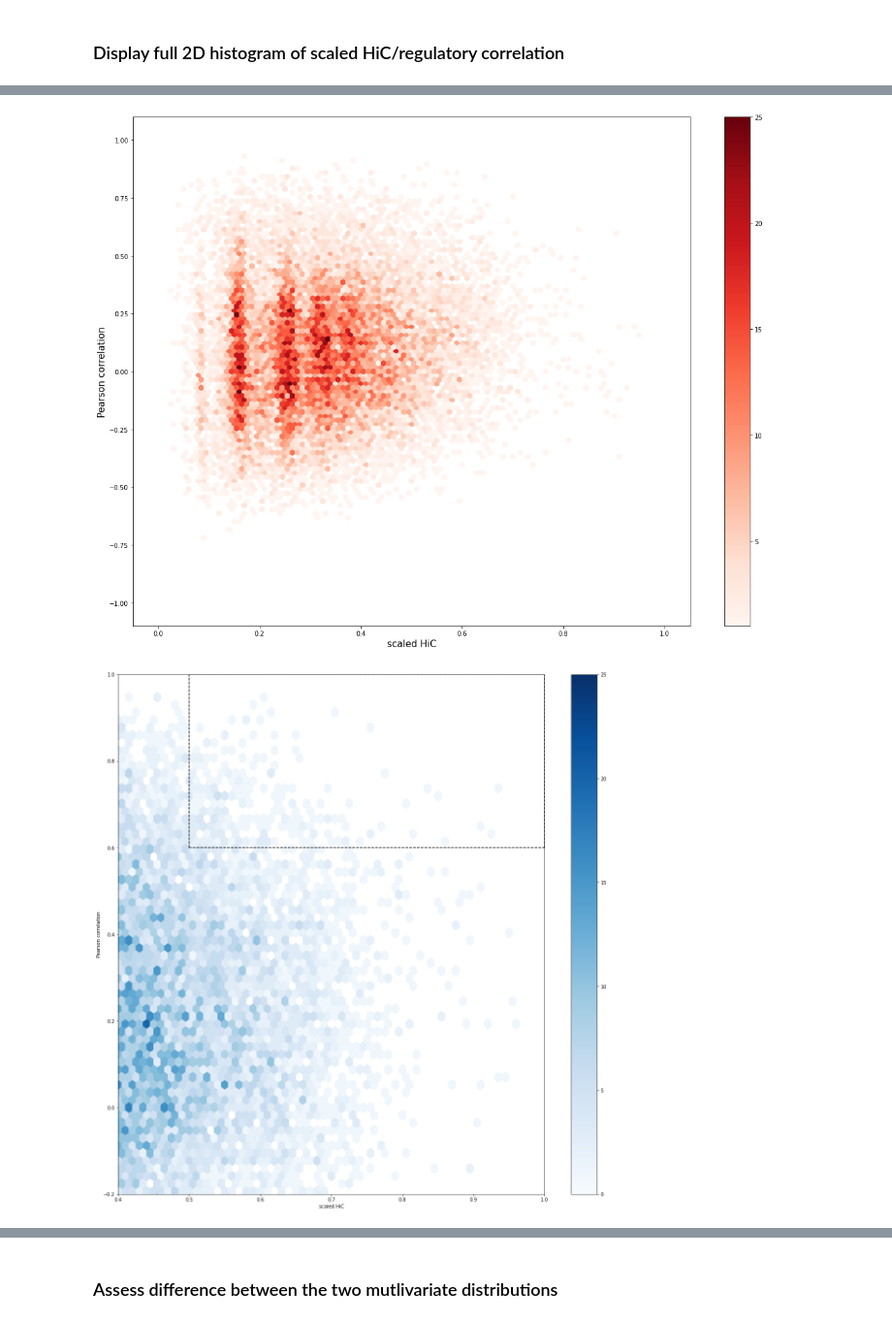
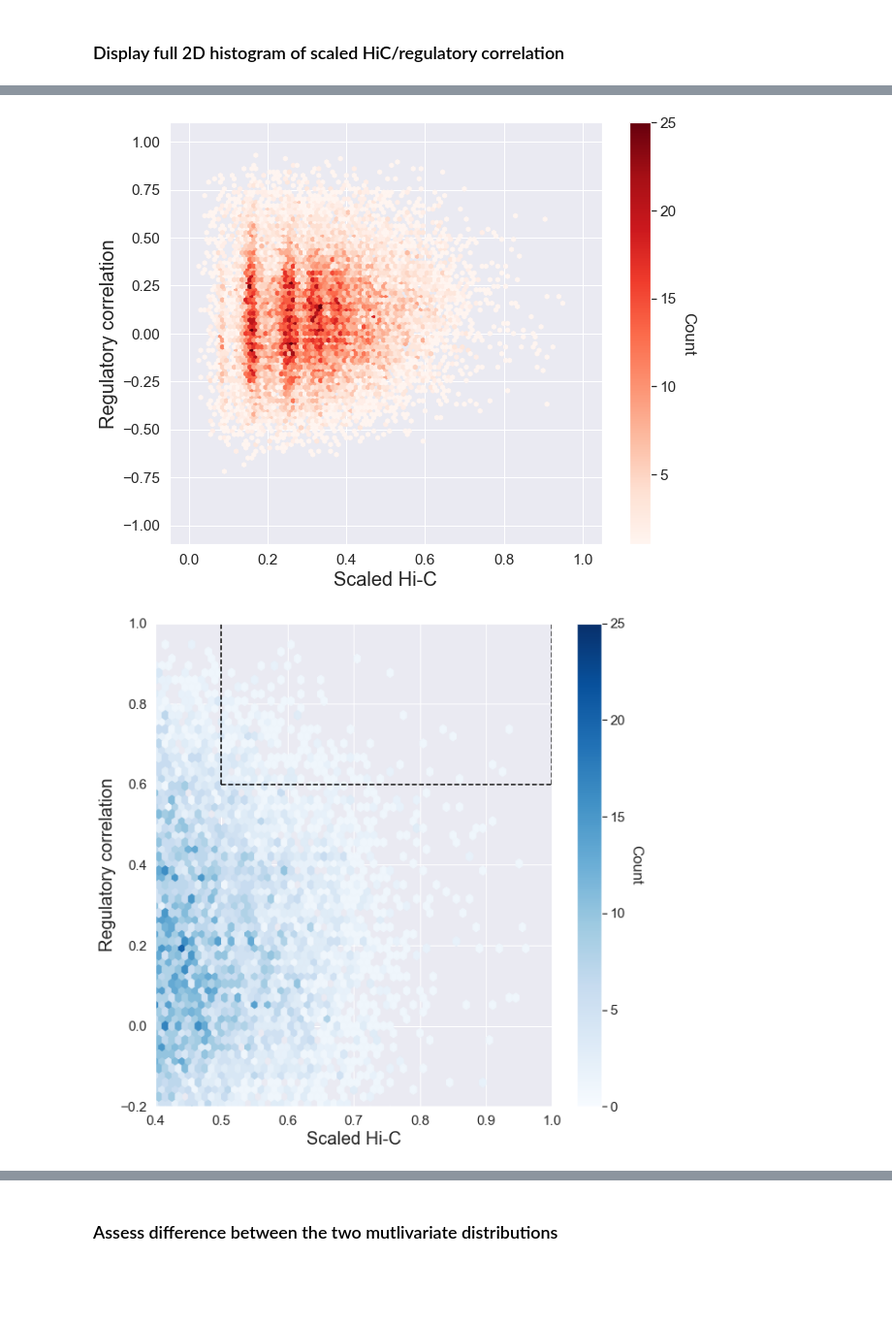
Before and after one commit to uhlerlab/adhesome_clustering, a Jupyter notebook: code/figures4/Figure2.ipynb, the cells around one changed output, grey strips where cells are left out. Shown: that part at 97% size. Saved outputs shown, nothing was run; the diff lists cells and outputs as text; code cells hidden in the pictures; blank space fills up the shorter version.

```diff
--- a/code/figures4/Figure2.ipynb
+++ b/code/figures4/Figure2.ipynb
@@ -270,6 +286,7 @@ edgelist_hic = edgelist_hic.sort_values(by=['id'])
 combined_edgelist = edgelist_reg.set_index(['id']).join(edgelist_hic.set_index(['id'])[['hic','scaled_hic']], how='outer')
 # Filter out HiC dropouts
 filtered_combined_edgelist = combined_edgelist[(combined_edgelist['scaled_hic']>0.)]
+filtered_combined_edgelist['Type'] = 'active adhesome'
 # %%
 # Edge lists for random active non-adhesome genes
 
@@ -302,3 +319,4 @@ rand_combined_edgelist = edgelist_reg_rand.set_index(['id']).join(rand_edgelist_
                                                                   [['hic','scaled_hic']], how='outer')
 # Filter out HiC dropouts
 filtered_rand_combined_edgelist = rand_combined_edgelist[(rand_combined_edgelist['scaled_hic']>0.)]
+filtered_rand_combined_edgelist['Type'] = 'random active \n non-adhesome'
@@ -317,20 +364,22 @@ mincnt = 1
 gridsize = 100
 vmax = 60
 
-plt.figure(figsize=(20,15))
+sns.set(font_scale=1.4)
+plt.figure(figsize=(10,8))
 
 # Identify region with scaled HiC > 0.75 and Pearson correlation above 0
-plt.vlines(x=0.5, ymin=0.6, ymax=1, color='black', linestyle='dashed', label='edges used in Figure 3(d)')
+plt.vlines(x=0.5, ymin=0.6, ymax=1, color='black', linestyle='dashed', label='Edges used in Figure 3(d)')
 plt.vlines(x=1, ymin=0.6, ymax=1, color='black', linestyle='dashed')
 plt.hlines(y=0.6, xmin=0.5, xmax=1, color='black', linestyle='dashed')
 plt.hlines(y=1, xmin=0.5, xmax=1, color='black', linestyle='dashed')
 
 hist1 = plt.hexbin(x1, y1, gridsize=gridsize, cmap='Blues', mincnt=mincnt, alpha=1, extent=ext, vmax=25)
-plt.colorbar(hist1, orientation='vertical')
+cbar = plt.colorbar(hist1, orientation='vertical')
+cbar.set_label('Count', rotation=270, labelpad=20)
 
-plt.xlabel('scaled HiC', fontsize=15)
-plt.ylabel('Pearson correlation', fontsize=15)
+plt.xlabel('Scaled Hi-C', fontsize=20)
+plt.ylabel('Regulatory correlation', fontsize=20)
 plt.legend(loc='lower right', fontsize=15)
-plt.savefig(saving_supp_dir+f'suppfig_4c.pdf', format='pdf')
+# plt.savefig(saving_supp_dir+f'suppfig_4c.pdf', format='pdf')
 plt.show()
 # %% [output]
@@ -348,17 +397,19 @@ mincnt = 1
 gridsize = 100
 vmax = 60
 
-plt.figure(figsize=(20,15))
+sns.set(font_scale=1.4)
+plt.figure(figsize=(10,8))
 
 hist2 = plt.hexbin(x2, y2, gridsize=gridsize, cmap='Reds', mincnt=mincnt, alpha=1, extent=ext, vmax=25)
-plt.colorbar(hist2, orientation='vertical')
+cbar = plt.colorbar(hist2, orientation='vertical')
+cbar.set_label('Count', rotation=270, labelpad=20)
 
-plt.xlabel('scaled HiC', fontsize=15)
-plt.ylabel('Pearson correlation', fontsize=15)
-plt.savefig(saving_supp_dir+f'suppfig_4d.pdf', format='pdf')
+plt.xlabel('Scaled Hi-C', fontsize=20)
+plt.ylabel('Regulatory correlation', fontsize=20)
+# plt.savefig(saving_supp_dir+f'suppfig_4d.pdf', format='pdf')
 plt.show()
 # %% [output]
-[figure, old version]
+[figure, new version]
 # %%
 # Plot 2D histogram with minimum count per cell = 1
 
@@ -366,36 +417,38 @@ plt.show()
 x1 = np.array(filtered_combined_edgelist['scaled_hic'])
 y1 = np.array(filtered_combined_edgelist['corr'])
 x2 = np.array(filtered_rand_combined_edgelist['scaled_hic'])
 y2 = np.array(filtered_rand_combined_edgelist['corr'])
 
 # Define hexbin grid extent
 xmin = min(*x1, *x2)
 xmax = max(*x1, *x2)
 ymin = min(*y1, *y2)
 ymax = max(*y1, *y2)
 ext = (xmin, xmax, ymin, ymax)
 ext = (0,1,-1,1)
 mincnt = 1
 gridsize = 100
 vmax=60
 
-plt.figure(figsize=(20,20))
+sns.set(font_scale=1.4)
+plt.figure(figsize=(10,10))
 
 # Identify region with scaled HiC > 0.75 and Pearson correlation above 0
 plt.vlines(x=0.5, ymin=0.6, ymax=1, color='black', linestyle='dashed')
 plt.vlines(x=1, ymin=0.6, ymax=1, color='black', linestyle='dashed')
 plt.hlines(y=0.6, xmin=0.5, xmax=1, color='black', linestyle='dashed')
 plt.hlines(y=1, xmin=0.5, xmax=1, color='black', linestyle='dashed')
 
 hist1 = plt.hexbin(x1, y1, gridsize=gridsize, cmap='Blues', mincnt=mincnt, marginals=False,
                    alpha=1, extent=ext, vmin=0, vmax=25)
-plt.colorbar(hist1, orientation='vertical')
+cbar = plt.colorbar(hist1, orientation='vertical')
+cbar.set_label('Count', rotation=270, labelpad=20)
 
 plt.xlim([0.4,1])
 plt.ylim([-0.2,1])
-plt.xlabel('scaled HiC')
-plt.ylabel('Pearson correlation')
-plt.savefig(saving_supp_dir+f'suppfig_4e.pdf', format='pdf')
+plt.xlabel('Scaled Hi-C', fontsize=20)
+plt.ylabel('Regulatory correlation', fontsize=20)
+# plt.savefig(saving_supp_dir+f'suppfig_4e.pdf', format='pdf')
 plt.show()
 # %% [output]
-[figure, old version]
+[figure, new version]
```
Also changed, not shown: parts of 13 cells of this notebook, 33 other files.
